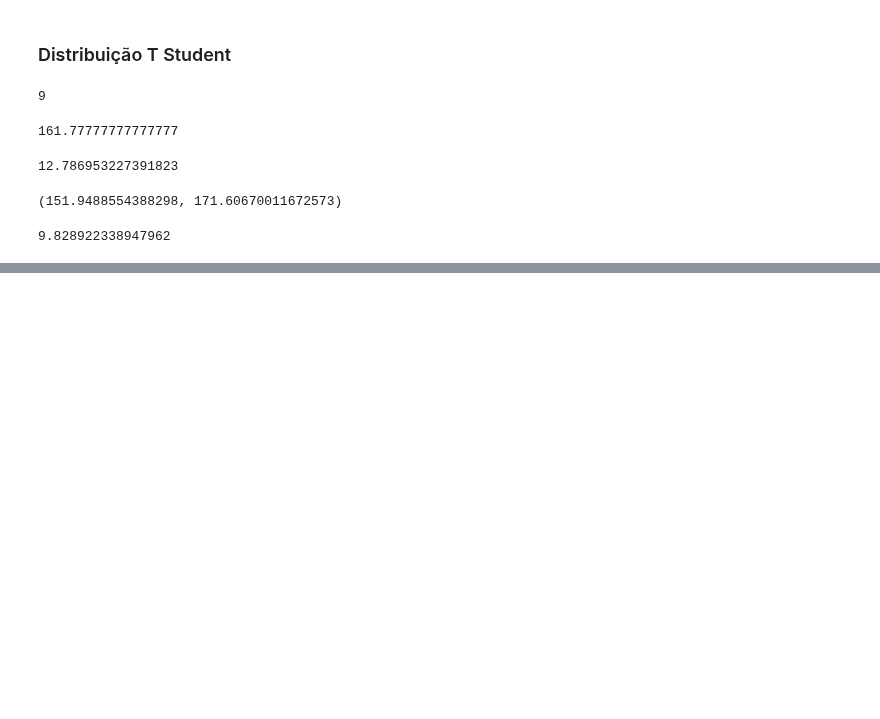
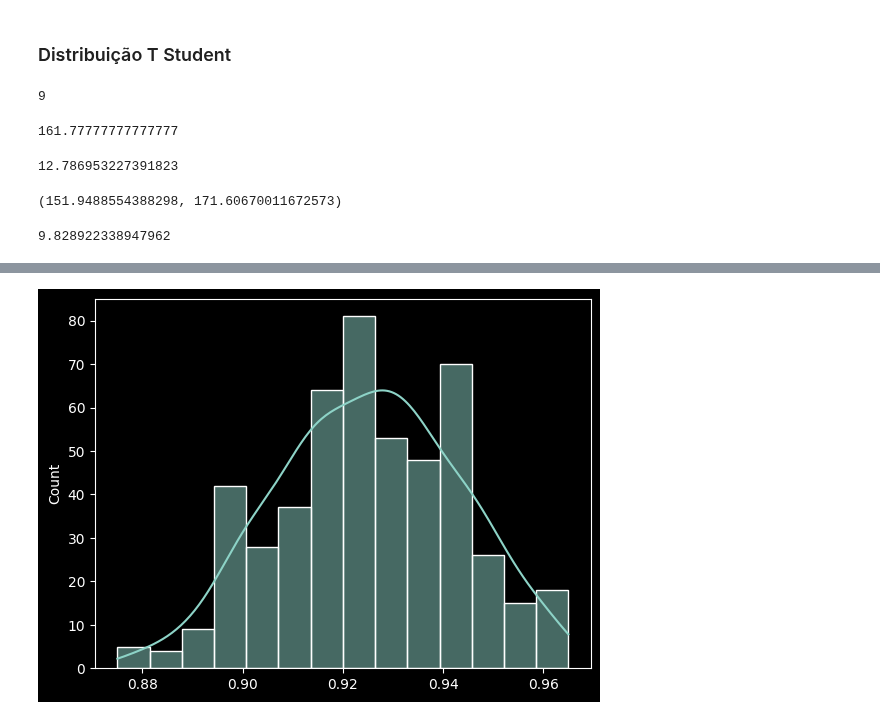
Before and after one commit to Joao-Inacio/Statistics_for-Data_Science, a Jupyter notebook: Intervalos_de_Confianca_e_Teste_de_Hipoteses/Intervalos_de_Confianca.ipynb, the cells around one changed output, grey strips where cells are left out. Saved outputs shown, nothing was run; the diff lists cells and outputs as text; code cells hidden in the pictures; blank space fills up the shorter version.

```diff
--- a/Intervalos_de_Confianca_e_Teste_de_Hipoteses/Intervalos_de_Confianca.ipynb
+++ b/Intervalos_de_Confianca_e_Teste_de_Hipoteses/Intervalos_de_Confianca.ipynb
@@ -186,0 +288,5 @@ magem_erro
+# %%
+# Gráfios
+sns.histplot(resultados_naive_bayes_cv_300, kde=True);
+# %% [output]
+[figure, added]
```
Also changed, not shown: parts of 41 cells of this notebook.
